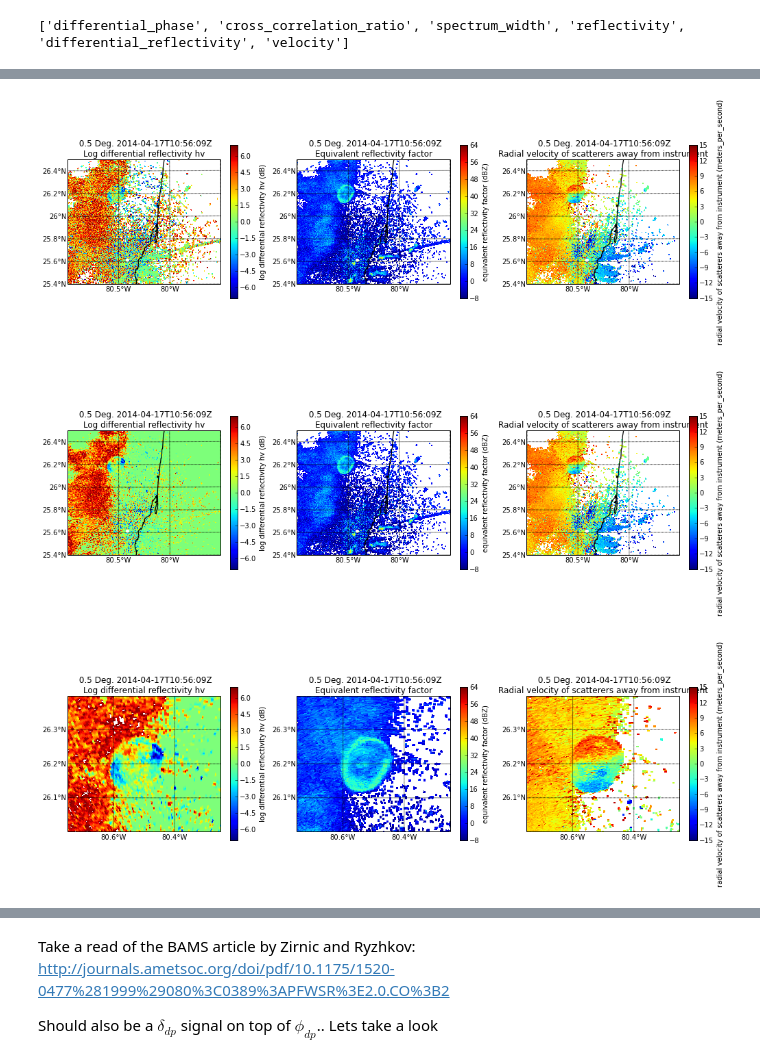
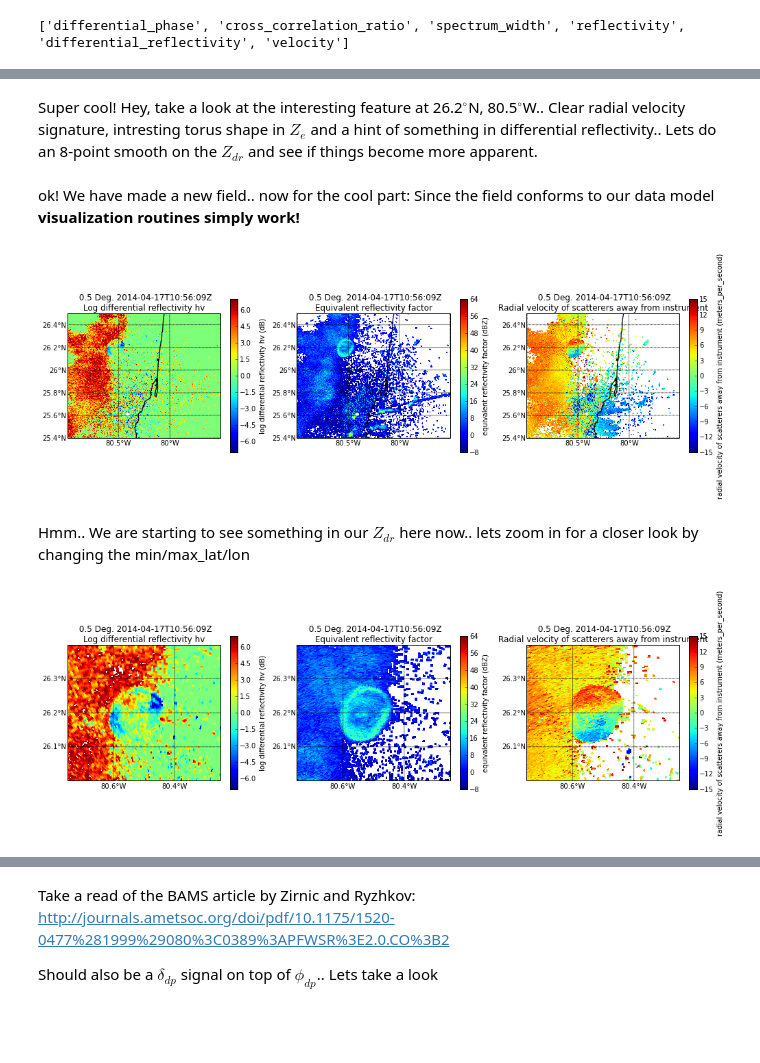
Before and after one commit to openradar/pyart_short_course, a Jupyter notebook: 2 Simple Py-ART Usage plotting PPI data on a map and add a new field.ipynb, the cells around one changed output, grey strips where cells are left out. Cells and saved outputs as stored; diff of their text form; code cells hidden in the pictures; blank space fills up the shorter version.

```diff
--- a/2 Simple Py-ART Usage plotting PPI data on a map and add a new field.ipynb
+++ b/2 Simple Py-ART Usage plotting PPI data on a map and add a new field.ipynb
@@ -29,0 +59,2 @@ print radar.fields.keys()
+# %% [markdown]
+Super cool! Hey, take a look at the interesting feature at 26.2$^\circ$N, 80.5$^\circ$W.. Clear radial velocity signature, intresting torus shape in $Z_e$ and a hint of something in differential reflectivity.. Lets do an 8-point smooth on the $Z_{dr}$ and see if things become more apparent.
@@ -30,17 +80,19 @@ print radar.fields.keys()
+# %% [markdown]
+ok! We have made a new field.. now for the cool part: Since the field conforms to our data model <b> visualization routines simply work!</b>
 # %%
 display = pyart.graph.RadarMapDisplay(radar)
 f = plt.figure(figsize = [17,4])
 plt.subplot(1, 3, 1)
-display.plot_ppi_map('differential_reflectivity', max_lat = 26.5, min_lat =25.4, min_lon = -81., max_lon = -79.5,
+display.plot_ppi_map('differential_reflectivity_smooth', max_lat = 26.5, min_lat =25.4, min_lon = -81., max_lon = -79.5,
                      vmin = -7, vmax = 7, lat_lines = np.arange(20,28,.2), lon_lines = np.arange(-82, -79, .5),
-                     resolution = 'h')
+                     resolution = 'i')
 plt.subplot(1, 3, 2)
 display.plot_ppi_map('reflectivity', max_lat = 26.5, min_lat =25.4, min_lon = -81., max_lon = -79.5,
                      vmin = -8, vmax = 64, lat_lines = np.arange(20,28,.2), lon_lines = np.arange(-82, -79, .5),
-                     resolution = 'h')
+                     resolution = 'i')
 plt.subplot(1, 3, 3)
 display.plot_ppi_map('velocity', sweep = 1, max_lat = 26.5, min_lat =25.4, min_lon = -81., max_lon = -79.5,
                      vmin = -15, vmax = 15, lat_lines = np.arange(20,28,.2), lon_lines = np.arange(-82, -79, .5),
-                     resolution = 'h')
+                     resolution = 'i')
 # %% [output]
-[figure, old version]
+[figure, new version]
@@ -54,37 +99,22 @@ radar.fields.update({'differential_reflectivity_smooth': smooth_zdr})
+# %% [markdown]
+Hmm.. We are starting to see something in our $Z_{dr}$ here now.. lets zoom in for a closer look by changing the min/max_lat/lon
 # %%
 display = pyart.graph.RadarMapDisplay(radar)
 f = plt.figure(figsize = [17,4])
 plt.subplot(1, 3, 1)
-display.plot_ppi_map('differential_reflectivity_smooth', max_lat = 26.5, min_lat =25.4, min_lon = -81., max_lon = -79.5,
-                     vmin = -7, vmax = 7, lat_lines = np.arange(20,28,.2), lon_lines = np.arange(-82, -79, .5),
-                     resolution = 'h')
+display.plot_ppi_map('differential_reflectivity_smooth', max_lat = 26.4, min_lat =26, min_lon = -80.75, max_lon = -80.25,
+                     vmin = -7, vmax = 7, lat_lines = np.arange(20,28,.1), lon_lines = np.arange(-82, -79, .2),
+                     resolution = 'i')
 plt.subplot(1, 3, 2)
-display.plot_ppi_map('reflectivity', max_lat = 26.5, min_lat =25.4, min_lon = -81., max_lon = -79.5,
-                     vmin = -8, vmax = 64, lat_lines = np.arange(20,28,.2), lon_lines = np.arange(-82, -79, .5),
-                     resolution = 'h')
+display.plot_ppi_map('reflectivity', max_lat = 26.4, min_lat =26, min_lon = -80.75, max_lon = -80.25,
+                     vmin = -8, vmax = 64, lat_lines = np.arange(20,28,.1), lon_lines = np.arange(-82, -79, .2),
+                     resolution = 'i')
 plt.subplot(1, 3, 3)
-display.plot_ppi_map('velocity', sweep = 1, max_lat = 26.5, min_lat =25.4, min_lon = -81., max_lon = -79.5,
-                     vmin = -15, vmax = 15, lat_lines = np.arange(20,28,.2), lon_lines = np.arange(-82, -79, .5),
-                     resolution = 'h')
+display.plot_ppi_map('velocity', sweep = 1, max_lat = 26.4, min_lat =26, min_lon = -80.75, max_lon = -80.25,
+                     vmin = -15, vmax = 15, lat_lines = np.arange(20,28,.1), lon_lines = np.arange(-82, -79, .2),
+                     resolution = 'i')
 # %% [output]
-[figure, old version]
+[figure, new version]
-# %%
-display = pyart.graph.RadarMapDisplay(radar)
-f = plt.figure(figsize = [17,4])
-plt.subplot(1, 3, 1)
-display.plot_ppi_map('differential_reflectivity_smooth', max_lat = 26.4, min_lat =26, min_lon = -80.75, max_lon = -80.25,
-                     vmin = -7, vmax = 7, lat_lines = np.arange(20,28,.1), lon_lines = np.arange(-82, -79, .2),
-                     resolution = 'h')
-plt.subplot(1, 3, 2)
-display.plot_ppi_map('reflectivity', max_lat = 26.4, min_lat =26, min_lon = -80.75, max_lon = -80.25,
-                     vmin = -8, vmax = 64, lat_lines = np.arange(20,28,.1), lon_lines = np.arange(-82, -79, .2),
-                     resolution = 'h')
-plt.subplot(1, 3, 3)
-display.plot_ppi_map('velocity', sweep = 1, max_lat = 26.4, min_lat =26, min_lon = -80.75, max_lon = -80.25,
-                     vmin = -15, vmax = 15, lat_lines = np.arange(20,28,.1), lon_lines = np.arange(-82, -79, .2),
-                     resolution = 'h')
-# %% [output]
-[figure, removed]
 # %% [markdown]
 Nice Signature... Lets google this and see what we find! Here:<br>
 <img src='https://scontent-a-ord.xx.fbcdn.net/hphotos-prn1/t1.0-9/p128x128/1488110_706192809437960_7797094100247278317_n.jpg' width = 600>
```
Also changed, not shown: parts of 12 cells of this notebook, 2 other files.
